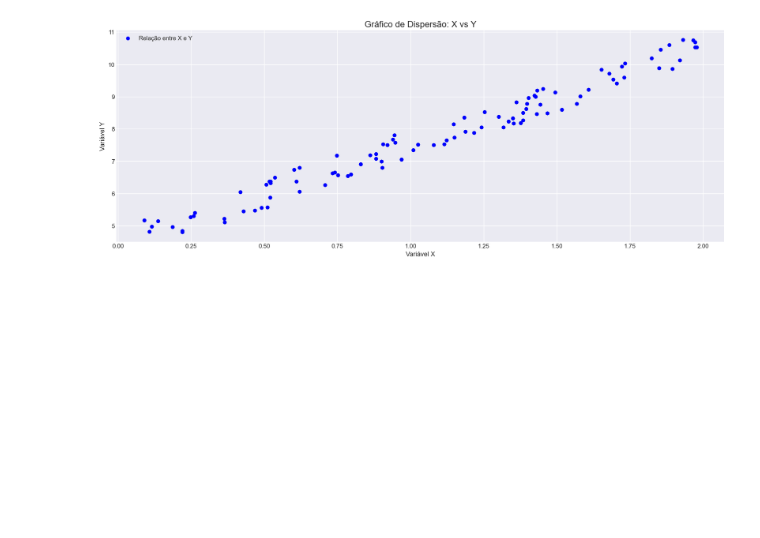
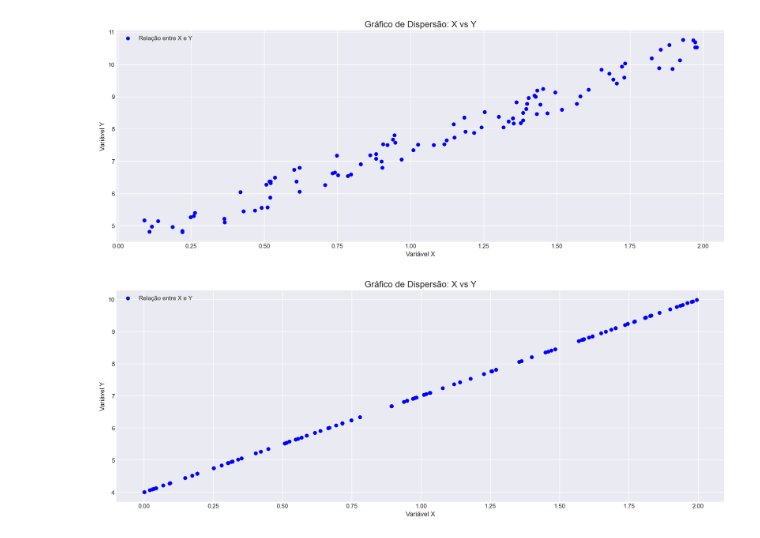
Before and after one commit to ludiemert/Classification_Regression_Models, a Jupyter notebook: 7_Classification_Regression_Models/Linear_Regression_1.ipynb, the cells around one changed output. Saved outputs shown, nothing was run; the diff lists cells and outputs as text; code cells hidden in the pictures; blank space fills up the shorter version.

Commit message:
add projec grafic sem prob

```diff
--- a/7_Classification_Regression_Models/Linear_Regression_1.ipynb
+++ b/7_Classification_Regression_Models/Linear_Regression_1.ipynb
@@ -30,3 +30,25 @@ ax.legend(loc='upper left')  # posição da legenda
 plt.show()
 # %% [output]
 [figure]
+# %%
+# grafic sem problemas, uma reta real sem prob
+# criar 100 num aleatorios e multiplica por 2
+x = 2 * np.random.rand(100, 1) # primeira variavel
+y = 4 + 3 * x
+# %%
+# vamos plotar o conteudo de inf, sem prob
+fig, ax = plt.subplots(figsize=(20, 7))
+plt.scatter(x, y)
+
+# adicionar o gráfico de dispersão com um label
+ax.scatter(x, y, color='blue', label='Relação entre X e Y')
+
+# adicionar título, rótulos e legenda
+ax.set_title('Gráfico de Dispersão: X vs Y', fontsize=16)
+ax.set_xlabel('Variável X')
+ax.set_ylabel('Variável Y')
+ax.legend(loc='upper left')  # posição da legenda
+
+plt.show()
+# %% [output]
+[figure, added]
```
